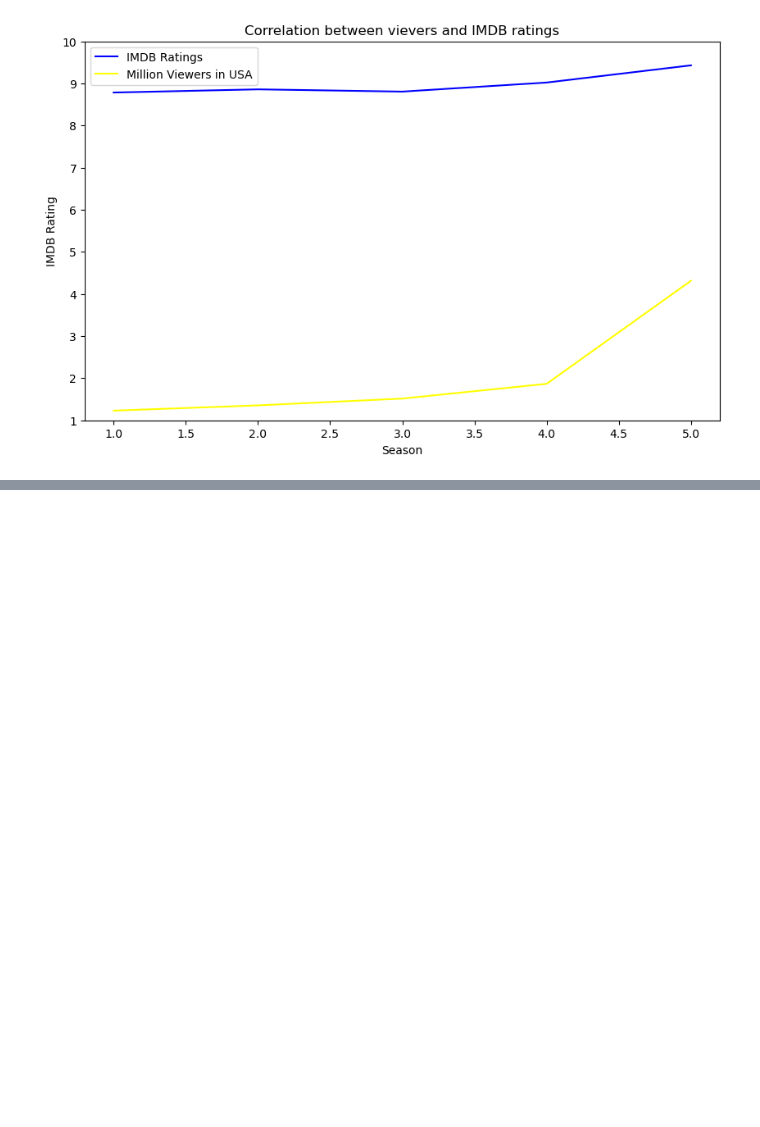
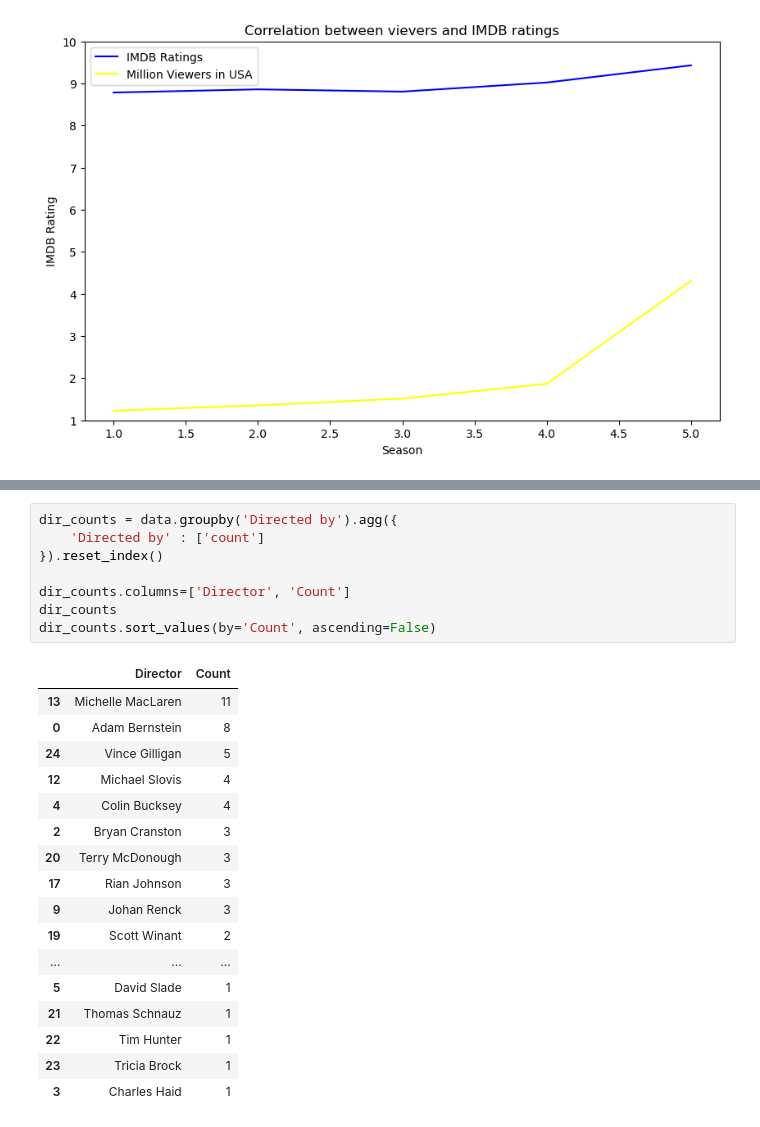
Before and after one commit to Ferref/breaking_bad_analysis, a Jupyter notebook: breaking_bad_analysis.ipynb, the cells around one changed output, grey strips where cells are left out. Drawn from its saved outputs; the diff is of its cells as text; blank space fills up the shorter version.

Commit message:
most episodes directed by

```diff
--- a/breaking_bad_analysis.ipynb
+++ b/breaking_bad_analysis.ipynb
@@ -86,0 +102,26 @@ plt.show()
+# %%
+dir_counts = data.groupby('Directed by').agg({
+    'Directed by' : ['count']
+}).reset_index()
+
+dir_counts.columns=['Director', 'Count']
+dir_counts
+dir_counts.sort_values(by='Count', ascending=False)
+# %% [output]
+|  | Director | Count |
+| 13 | Michelle MacLaren | 11 |
+| 0 | Adam Bernstein | 8 |
+| 24 | Vince Gilligan | 5 |
+| 12 | Michael Slovis | 4 |
+| 4 | Colin Bucksey | 4 |
+| 2 | Bryan Cranston | 3 |
+| 20 | Terry McDonough | 3 |
+| 17 | Rian Johnson | 3 |
+| 9 | Johan Renck | 3 |
+| 19 | Scott Winant | 2 |
+| ... | ... | ... |
+| 5 | David Slade | 1 |
+| 21 | Thomas Schnauz | 1 |
+| 22 | Tim Hunter | 1 |
+| 23 | Tricia Brock | 1 |
+| 3 | Charles Haid | 1 |
```
Also changed, not shown: parts of 3 cells of this notebook.
